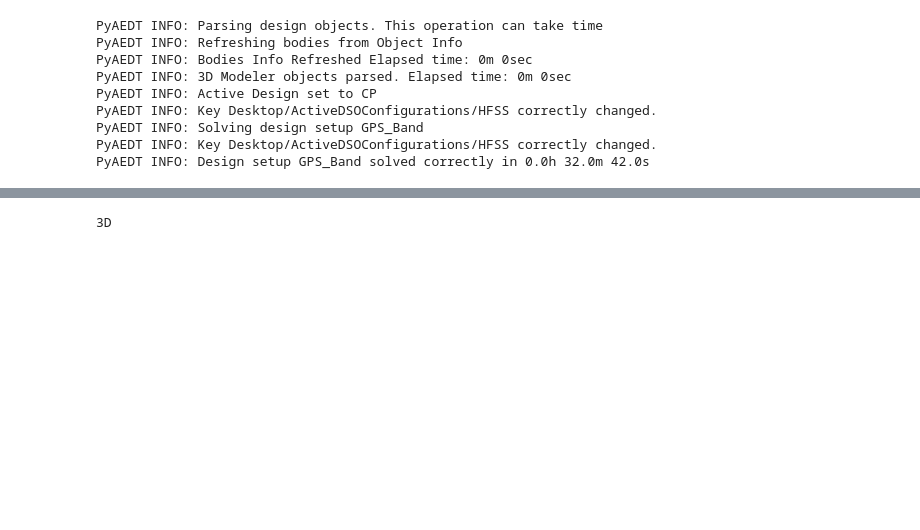
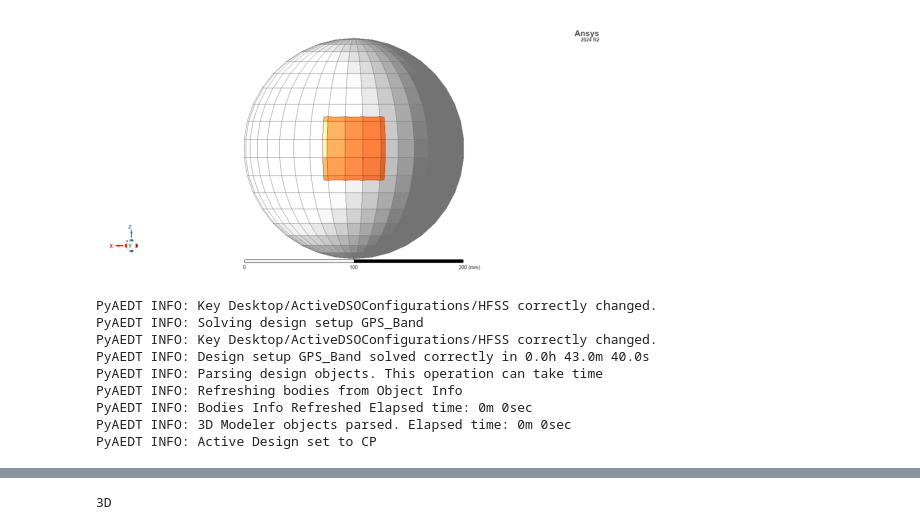
Before and after one commit to JotaPeh/spherical_array, a Jupyter notebook: CP_Antenna.ipynb, the cells around one changed output, grey strips where cells are left out. Saved outputs shown, nothing was run; the diff lists cells and outputs as text; code cells hidden in the pictures; blank space fills up the shorter version.

```diff
--- a/CP_Antenna.ipynb
+++ b/CP_Antenna.ipynb
@@ -496,33 +495,41 @@ s11:  [ -0.32618931  -0.35796309  -0.39454432  -0.43693317  -0.48640049
 # %%
-mesh_plot = hfss.post.create_fieldplot_volume(["Diel_Sphere"], quantity="Mesh", field_type="Fields", setup="GPS_Band : LastAdaptive", plot_name="Diel_Mesh")
+hfss.post.export_model_picture(full_name="C:\\Users\\ITA\\Documents\\Alunos\\JoaoPedroFalcao\\Mestrado\\Codes\\Array_View.png", show_axis=True, show_grid=True, show_ruler=True, show_region='Default', selections=["Diel_Sphere", "Patch1"], field_selections="all", orientation='back', width=0, height=0)
+
+img = mpimg.imread("C:/Users/ITA/Documents/Alunos/JoaoPedroFalcao/Mestrado/Codes/Array_View.png")
+plt.imshow(img)
+plt.axis("off")
+plt.show()
 
 freq_range = [1.50042e9, 1.65042e9]      # Frequency range for analysis and post-processing.
 
 disc_sweep = setup.add_sweep(name="GPS_Discrete", sweep_type="Discrete", RangeStart=str(freq_range[0]/1e9)+"GHz", RangeEnd=str(freq_range[1]/1e9)+"GHz", RangeCount = npoints, SaveFields=True)
 setup.props['MinimumConvergedPasses'] = 5
 disc_sweep.props['RangeCount'] = 31
 disc_sweep.update()
 sweep = [freq_range[0], freq_range[1], 31]
 freqs = np.linspace(freq_range[0], freq_range[1], 31)
 
 setup.update()
 setup.analyze()
 
 reportZ = hfss.post.create_report(expressions=["re(ActiveZ(Wave_Port1:1))","im(ActiveZ(Wave_Port1:1))"], variations=hfss.get_nominal_variation(), setup_sweep_name="GPS_Discrete", plot_name="Z_11_HFSS_Final")
 hfss.post.export_report_to_csv(project_dir="C:/Users/ITA/Documents/Alunos/JoaoPedroFalcao/Mestrado/Codes",plot_name="Z_11_HFSS_Final")
 df = pd.read_csv('Z_11_HFSS_Final.csv')
 real_z = df["re(ActiveZ(Wave_Port1:1)) []"].to_numpy()
 imag_z = df["im(ActiveZ(Wave_Port1:1)) []"].to_numpy()
+
+mesh_plot = hfss.post.create_fieldplot_volume(["Diel_Sphere"], quantity="Mesh", field_type="Fields", setup="GPS_Band : LastAdaptive", plot_name="Diel_Mesh")
 # %% [output]
+[figure, added]
+PyAEDT INFO: Key Desktop/ActiveDSOConfigurations/HFSS correctly changed.
+PyAEDT INFO: Solving design setup GPS_Band
+PyAEDT INFO: Key Desktop/ActiveDSOConfigurations/HFSS correctly changed.
+PyAEDT INFO: Design setup GPS_Band solved correctly in 0.0h 43.0m 40.0s
 PyAEDT INFO: Parsing design objects. This operation can take time
 PyAEDT INFO: Refreshing bodies from Object Info
 PyAEDT INFO: Bodies Info Refreshed Elapsed time: 0m 0sec
 PyAEDT INFO: 3D Modeler objects parsed. Elapsed time: 0m 0sec
 PyAEDT INFO: Active Design set to CP
-PyAEDT INFO: Key Desktop/ActiveDSOConfigurations/HFSS correctly changed.
-PyAEDT INFO: Solving design setup GPS_Band
-PyAEDT INFO: Key Desktop/ActiveDSOConfigurations/HFSS correctly changed.
-PyAEDT INFO: Design setup GPS_Band solved correctly in 0.0h 32.0m 42.0s
 # %%
 Dphip, Y, phip_pos, tg01, tg10, deltatheta, deltaPhi = estimIt
 ZinP = Z_par_g(Dphip, Y, phip_pos, tg01, tg10, deltatheta, deltaPhi, param[0], param[1], param[2], param[3], sweep)
```
Also changed, not shown: parts of 8 cells of this notebook, 47 other files.
